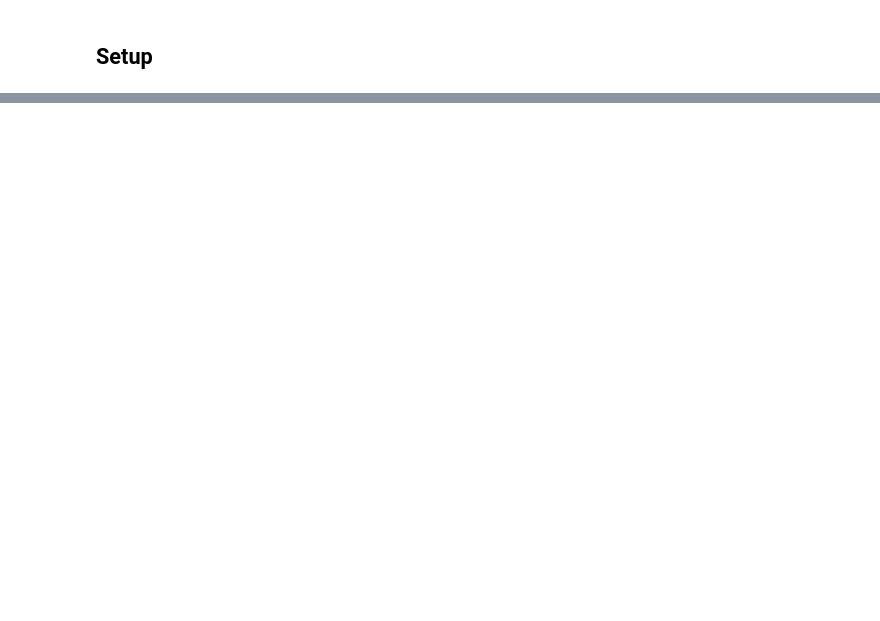
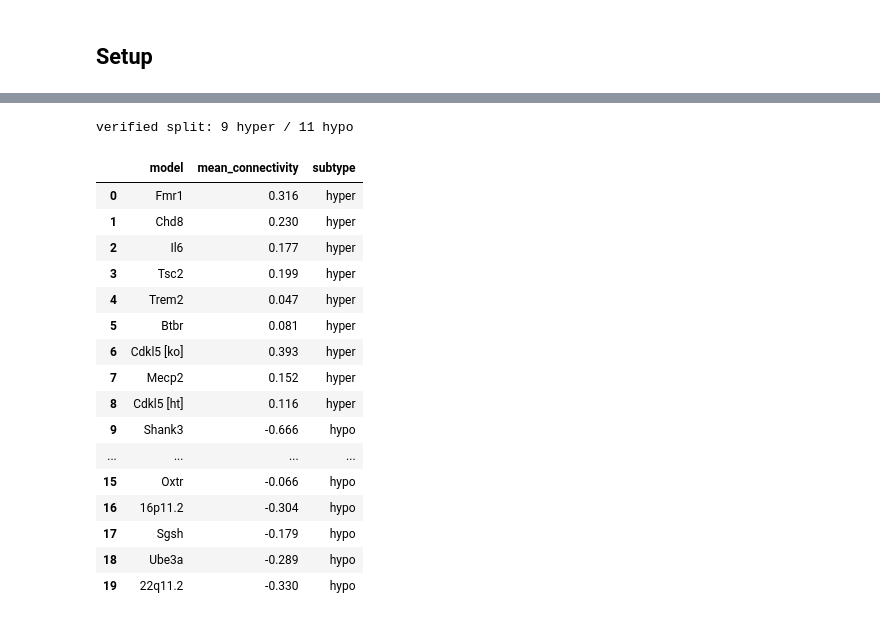
Before and after one commit to peach-lucien/otter, a Jupyter notebook: notebooks/09_pagani_per_model_translation.ipynb, the cells around one changed output, grey strips where cells are left out. Saved outputs shown, nothing was run; the diff lists cells and outputs as text; code cells hidden in the pictures; blank space fills up the shorter version.

```diff
--- a/notebooks/09_pagani_per_model_translation.ipynb
+++ b/notebooks/09_pagani_per_model_translation.ipynb
@@ -131,0 +46,27 @@ Three panels: (1) PCA of the 20 mouse models in 1,491-feature space colored by c
+# %%
+X, labels = pm.load_clean_figura_1c()
+subtype = pm.derive_and_verify_subtypes(X, labels)   # raises if the sign check fails
+df = pd.DataFrame({'model': labels,
+                   'mean_connectivity': X.mean(1).round(3),
+                   'subtype': subtype})
+print(f'verified split: {subtype.count("hyper")} hyper / {subtype.count("hypo")} hypo')
+df
+# %% [output]
+verified split: 9 hyper / 11 hypo
+|  | model | mean_connectivity | subtype |
+| 0 | Fmr1 | 0.316 | hyper |
+| 1 | Chd8 | 0.230 | hyper |
+| 2 | Il6 | 0.177 | hyper |
+| 3 | Tsc2 | 0.199 | hyper |
+| 4 | Trem2 | 0.047 | hyper |
+| 5 | Btbr | 0.081 | hyper |
+| 6 | Cdkl5 [ko] | 0.393 | hyper |
+| 7 | Mecp2 | 0.152 | hyper |
+| 8 | Cdkl5 [ht] | 0.116 | hyper |
+| 9 | Shank3 | -0.666 | hypo |
+| ... | ... | ... | ... |
+| 15 | Oxtr | -0.066 | hypo |
+| 16 | 16p11.2 | -0.304 | hypo |
+| 17 | Sgsh | -0.179 | hypo |
+| 18 | Ube3a | -0.289 | hypo |
+| 19 | 22q11.2 | -0.330 | hypo |
```
Also changed, not shown: parts of 23 cells of this notebook, 8 other files.
